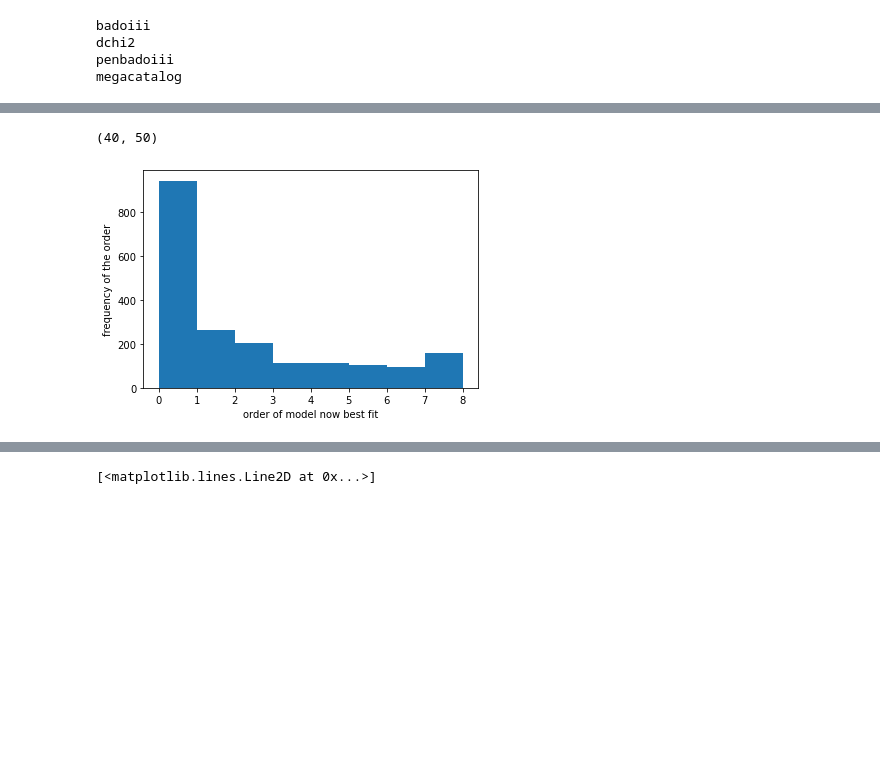
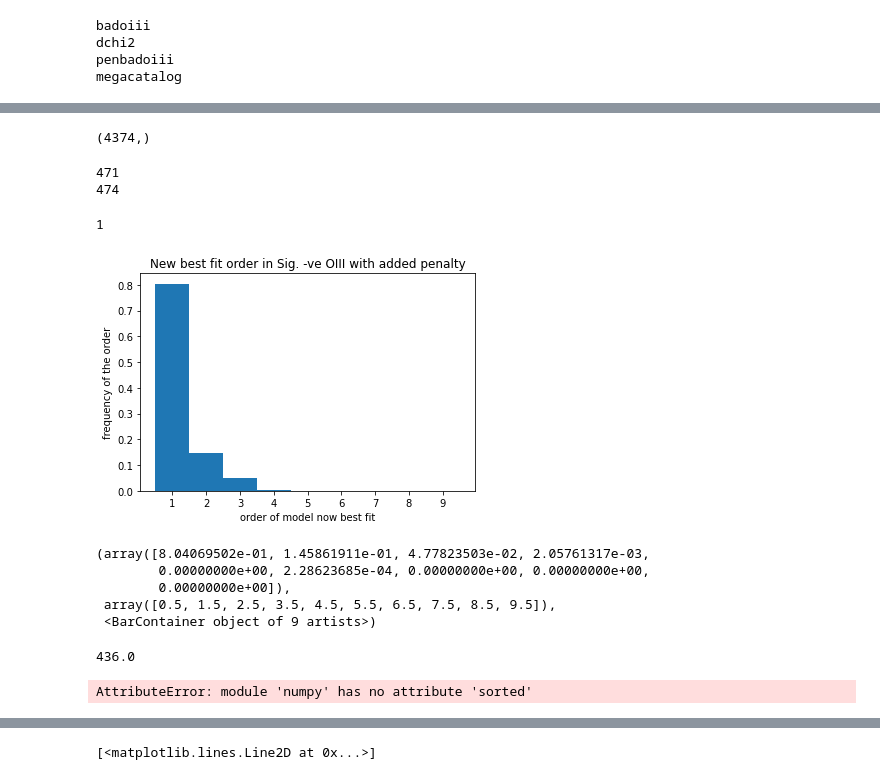
Before and after one commit to ShirshChhabra/DESIRedrock, a Jupyter notebook: new penalty.ipynb, the cells around one changed output, grey strips where cells are left out. Cells and saved outputs as stored; diff of their text form; code cells hidden in the pictures; blank space fills up the shorter version.

```diff
--- a/new penalty.ipynb
+++ b/new penalty.ipynb
@@ -488,0 +532,4 @@ updatedchi2=chi2dum+pendum
+# %%
+zsig=[]
+pensig=[]
+zchi2sig=[]
@@ -488,0 +578,2 @@ updatedchi2=chi2dum+pendum
+# %%
+updatedchi2=np.array(zchi2sig)+np.array(pensig)
@@ -489,3 +584,2 @@ updatedchi2=chi2dum+pendum
 # %%
-znew=zdum[np.argmin(updatedchi2,axis=1)]
-dum=np.argmin(updatedchi2,axis=1)
+dum=np.argmin(updatedchi2,axis=1)+1
@@ -496,13 +586,27 @@ np.shape(np.argmin(updatedchi2,axis=1))
-# %%
-dum=np.reshape(dum,(40,50))
-# %%
-np.shape(dum)
-# %% [output]
-(40, 50)
+# %%
+np.shape(dum)
+# %% [output]
+(4374,)
+# %%
+chi2new=updatedchi2.copy()
+np.sort(chi2new,axis=1)
+diff=chi2new[:,1]-chi2new[:,0]
+print(len(diff[diff>40]))
+print(len(catalog['DELTACHI2'][catalog['DELTACHI2']>40]))
+# %% [output]
+471
+474
+# %%
+1
+# %% [output]
+1
 # %%
-plt.hist(dum,bins=8)
+plt.figure()
+plt.xticks(np.arange(1,10))
+s=plt.hist(dum,bins=np.linspace(0.5,9.5,10),density=True)
 plt.xlabel('order of model now best fit')
 plt.ylabel('frequency of the order')
-plt.savefig('hist')
+plt.title('New best fit order in Sig. -ve OIII with added penalty')
+plt.savefig('hist.jpg')
 # %% [output]
-[figure, old version]
+[figure, new version]
@@ -510,0 +613,17 @@ oldfit=
+# %%
+s
+# %% [output]
+(array([8.04069502e-01, 1.45861911e-01, 4.77823503e-02, 2.05761317e-03,
+        0.00000000e+00, 2.28623685e-04, 0.00000000e+00, 0.00000000e+00,
+        0.00000000e+00]),
+ array([0.5, 1.5, 2.5, 3.5, 4.5, 5.5, 6.5, 7.5, 8.5, 9.5]),
+ <BarContainer object of 9 artists>)
+# %%
+.872*500
+# %% [output]
+436.0
+# %%
+l=np.sorted(pendum[:,0])
+print(l)
+# %% [output]
+AttributeError: module 'numpy' has no attribute 'sorted'
```
Also changed, not shown: parts of 42 cells of this notebook, 2 other files.
